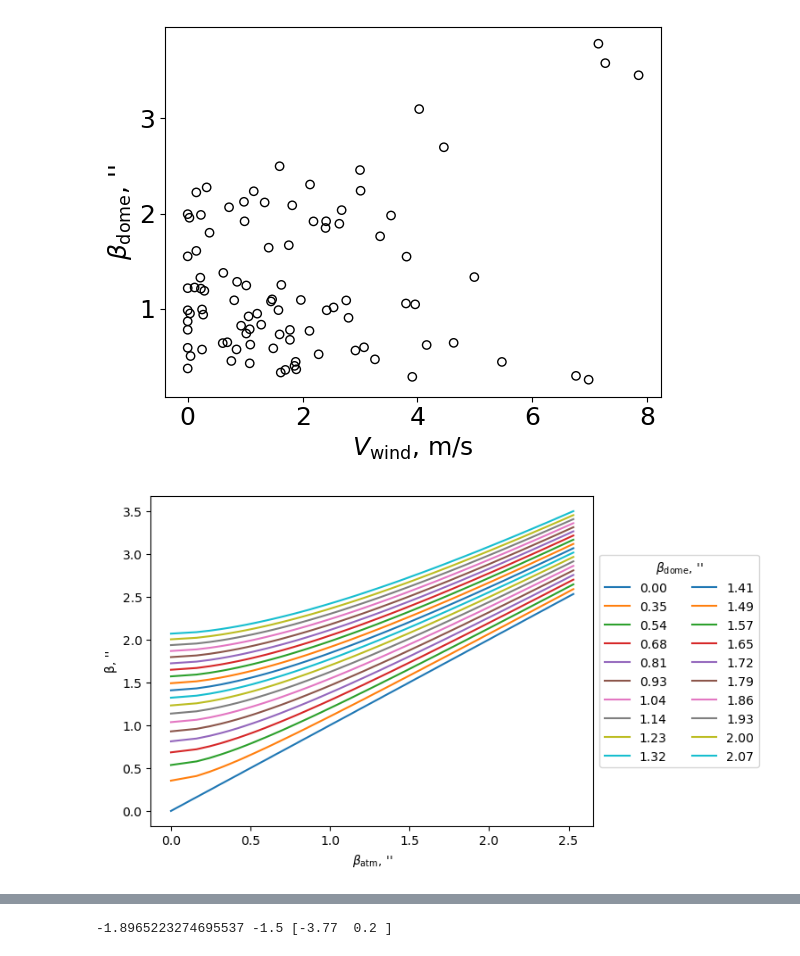
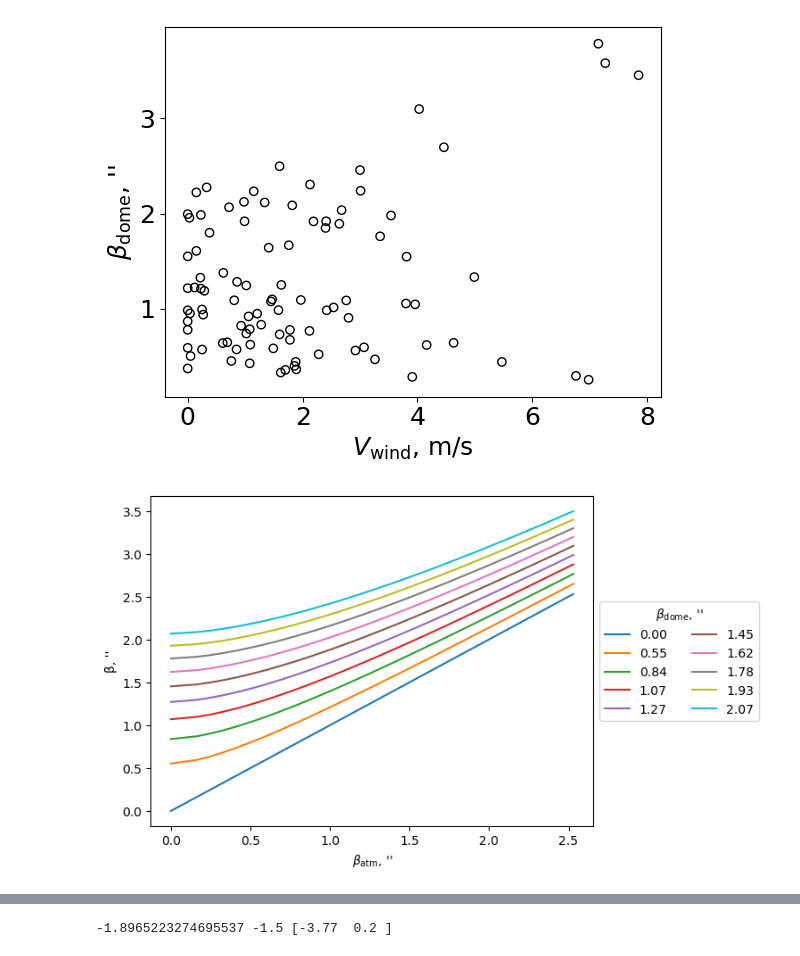
Before and after one commit to AntonMate/domecam, a Jupyter notebook: draw graph from exel.ipynb, the cells around one changed output, grey strips where cells are left out. Saved outputs shown, nothing was run; the diff lists cells and outputs as text; code cells hidden in the pictures.

```diff
--- a/draw graph from exel.ipynb
+++ b/draw graph from exel.ipynb
@@ -253,28 +253,28 @@ plt.savefig(f'{save_dir}seeing_windspeed.png', bbox_inches='tight')
 # %%
 lambda_ = 650 * 1e-9
 
-Cn2_dome = np.linspace(0, 2.5 * 1e-12, 20)
+Cn2_dome = np.linspace(0, 2.5 * 1e-12, 10)
 Cn2_atm = np.linspace(0, 3.5 * 1e-12, 100)
 
 plt.figure()
 for i in range(len(Cn2_dome)):
     r0_atm = pow(0.423 * pow((2*np.pi/lambda_), 2) * (Cn2_atm), -3.0/5.0)
     seeing_atm = 206265 * 0.98 * lambda_/r0_atm
 
     r0_dome = pow(0.423 * pow((2*np.pi/lambda_), 2) * (Cn2_dome[i]), -3.0/5.0)
     seeing_dome = 206265 * 0.98 * lambda_/r0_dome
     r0_dot = pow(0.423 * pow((2*np.pi/lambda_), 2) * (Cn2_dome[i]+Cn2_atm), -3.0/5.0)
     seeing_dot = 206265 * 0.98 * lambda_/r0_dot
 
     plt.plot(seeing_atm, seeing_dot, label=f'{seeing_dome:.2f}')
 
 plt.legend(loc='center left', bbox_to_anchor=(1, 0.5), ncol=2, title="$β_\mathrm{dome}$, ''")
 plt.ylabel("β, ''")
 plt.xlabel("$β_\mathrm{atm}$, ''")
 
 plt.savefig(f'{save_dir}seeing_dome_atm.png', bbox_inches='tight')
 # %% [output]
-[figure, old version]
+[figure, new version]
 # %%
 import os
 from datetime import datetime
```
Also changed, not shown: parts of 2 cells of this notebook, 1 other file.
